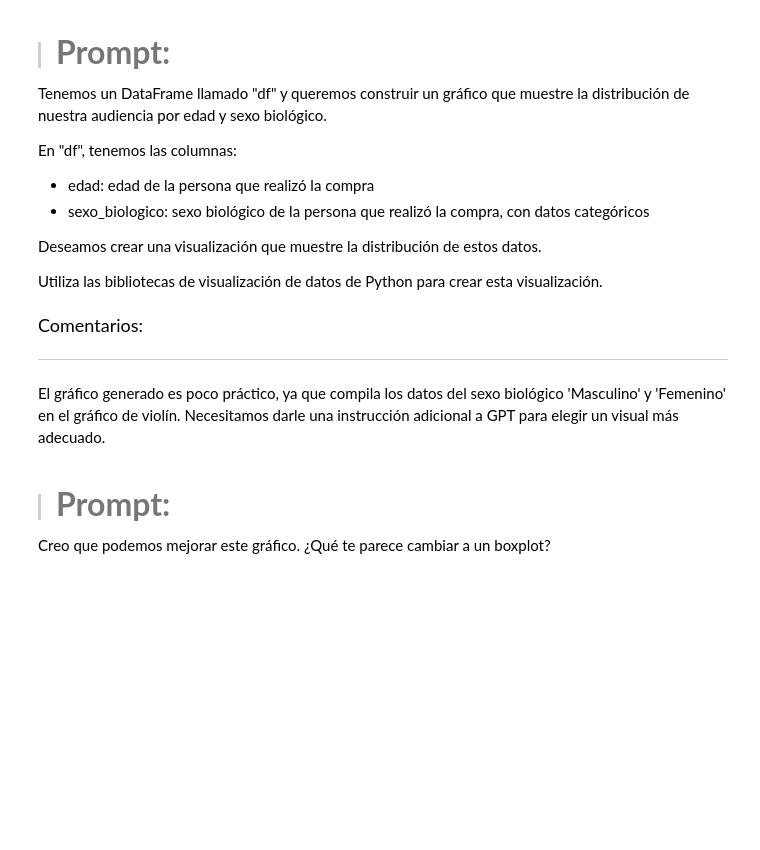
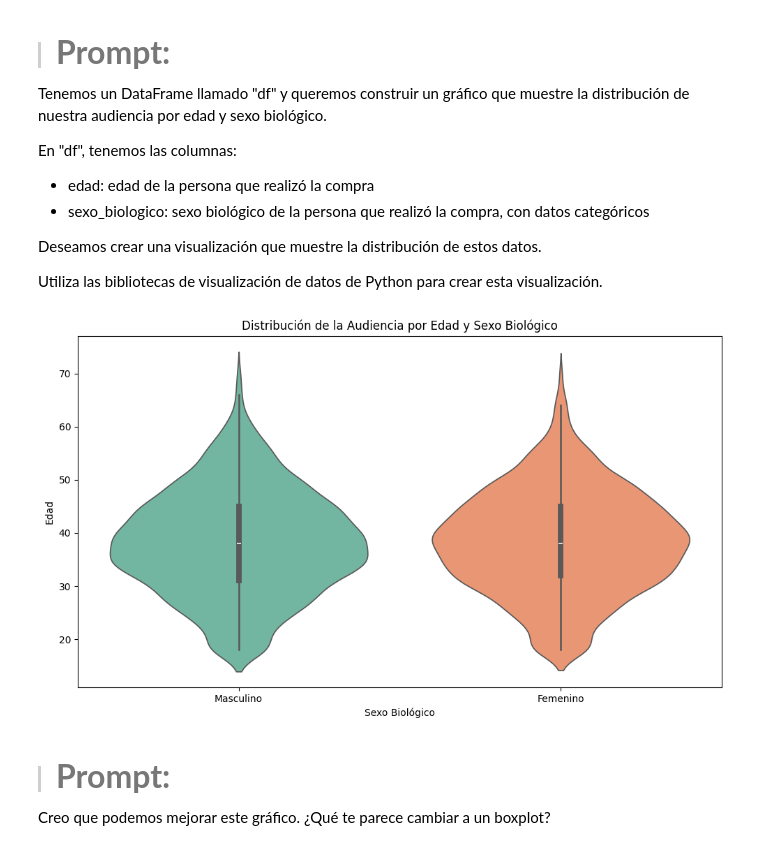
Before and after one commit to AndresCMontejo/IA_Aplicada_a_Ciencia_de_datos, a Jupyter notebook: IA_aplicada_a_ciencia_de_datos.ipynb, the cells around one changed output. Cells and saved outputs as stored; diff of their text form; code cells hidden in the pictures; blank space fills up the shorter version.

```diff
--- a/IA_aplicada_a_ciencia_de_datos.ipynb
+++ b/IA_aplicada_a_ciencia_de_datos.ipynb
@@ -993,11 +1038,19 @@ En "df", tenemos las columnas:
 Deseamos crear una visualización que muestre la distribución de estos datos.
 
 Utiliza las bibliotecas de visualización de datos de Python para crear esta visualización.
-# %% [markdown]
-<font color="7b71ff" size=4> Comentarios: </font>
-
----
-El gráfico generado es poco práctico, ya que compila los datos del sexo biológico 'Masculino' y 'Femenino' en el gráfico de violín. Necesitamos darle una instrucción adicional a GPT para elegir un visual más adecuado.
+# %%
+# Crear gráfico de violín
+plt.figure(figsize=(10, 6))
+sns.violinplot(data=df, x='sexo_biologico', y='edad', palette='Set2', inner='box')
+
+# Personalización del gráfico
+plt.title('Distribución de la Audiencia por Edad y Sexo Biológico')
+plt.xlabel('Sexo Biológico')
+plt.ylabel('Edad')
+plt.tight_layout()
+plt.show()
+# %% [output]
+[figure, added]
 # %% [markdown]
 > #### <strong><font color="7b71ff" size=6>Prompt:</font></strong>
 
```
Also changed, not shown: parts of 4 cells of this notebook.
